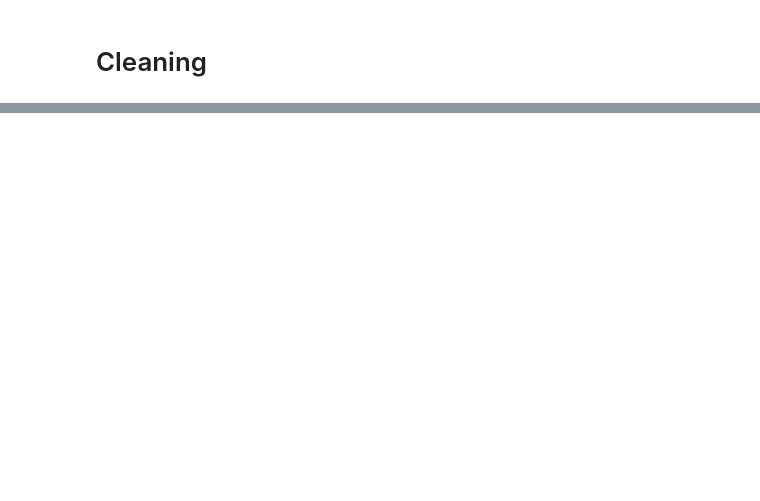
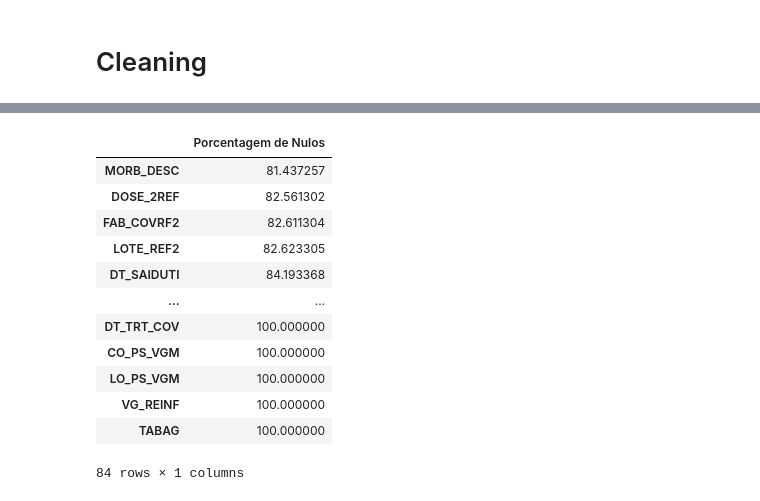
Before and after one commit to GTBelini22/Modelo-de-machine-learning-para-predicao-de-problemas-respiratorios, a Jupyter notebook: Tratando_os_dados.ipynb, the cells around one changed output, grey strips where cells are left out. Drawn from its saved outputs; the diff is of its cells as text; code cells hidden in the pictures; blank space fills up the shorter version.

```diff
--- a/Tratando_os_dados.ipynb
+++ b/Tratando_os_dados.ipynb
@@ -85,0 +40,15 @@ fazzer filtro para somente dados do Brasil
+# %%
+# Supondo que 'df' seja o seu DataFrame original
+# Substitua 'df' pelo nome do seu DataFrame
+
+# Calcula a porcentagem de valores nulos em cada coluna
+null_percentage = df.isnull().mean() * 100
+
+# Seleciona as colunas com mais de 75% de valores nulos
+columns_with_high_null_percentage = null_percentage[null_percentage > 80]
+print(columns_with_high_null_percentage)
+
+# Cria um novo DataFrame com as colunas selecionadas e suas porcentagens de valores nulos
+new_df = pd.DataFrame(columns_with_high_null_percentage, columns=['Porcentagem de Nulos'])
+
+new_df.head()
@@ -85,0 +74,16 @@ fazzer filtro para somente dados do Brasil
+# %%
+new_df.sort_values(by='Porcentagem de Nulos')
+# %% [output]
+|  | Porcentagem de Nulos |
+| MORB_DESC | 81.437257 |
+| DOSE_2REF | 82.561302 |
+| FAB_COVRF2 | 82.611304 |
+| LOTE_REF2 | 82.623305 |
+| DT_SAIDUTI | 84.193368 |
+| ... | ... |
+| DT_TRT_COV | 100.000000 |
+| CO_PS_VGM | 100.000000 |
+| LO_PS_VGM | 100.000000 |
+| VG_REINF | 100.000000 |
+| TABAG | 100.000000 |
+84 rows × 1 columns
```
Also changed, not shown: parts of 13 cells of this notebook.
